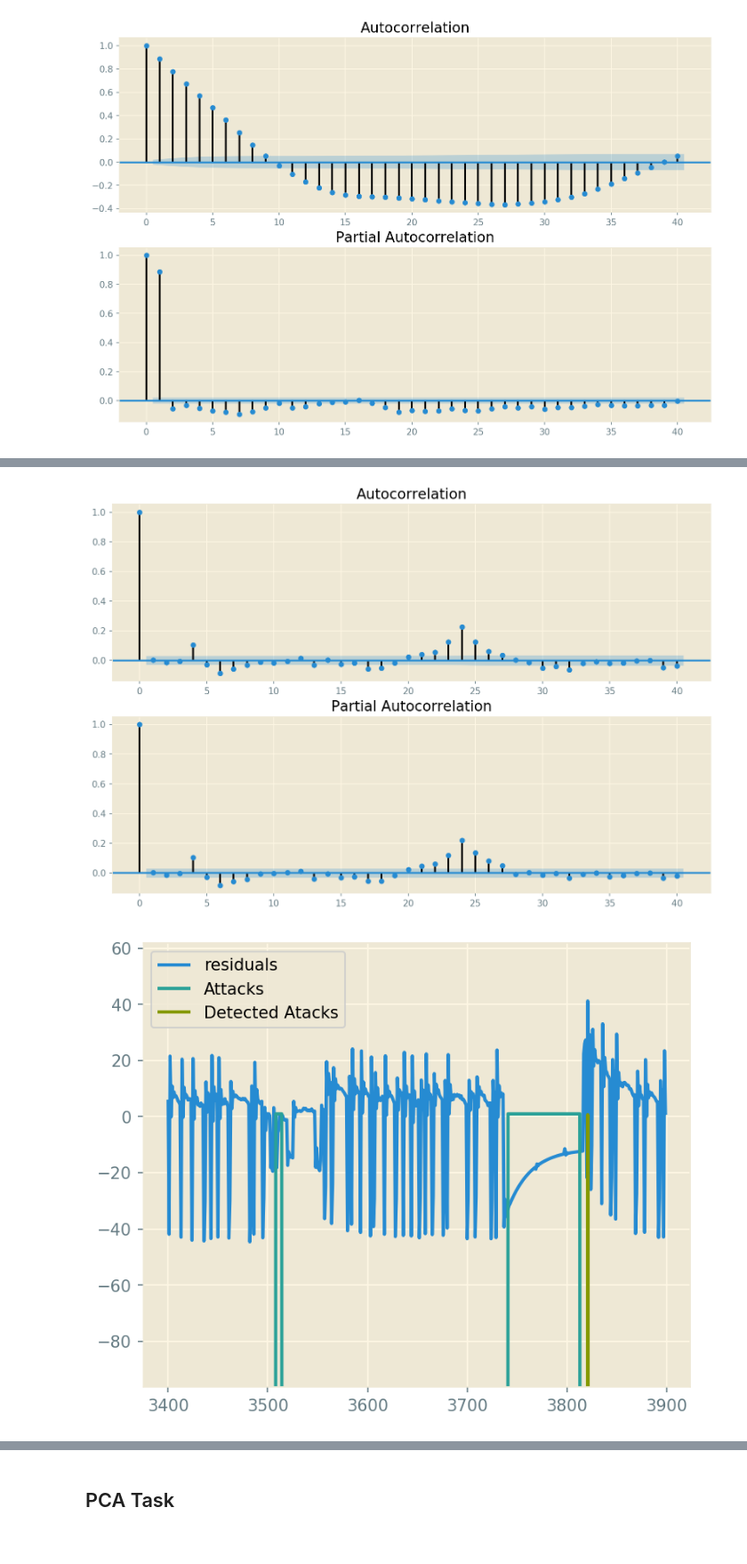
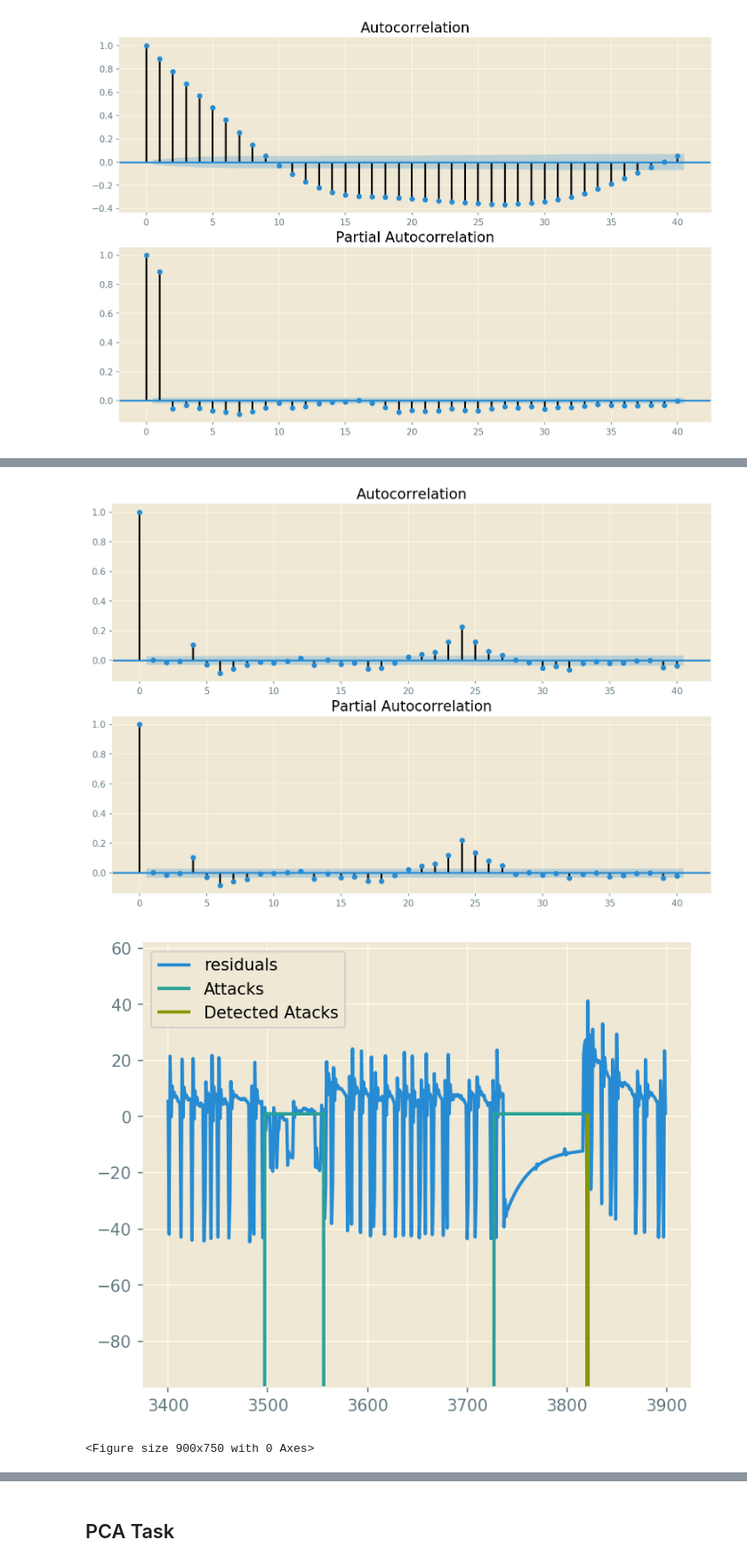
Before and after one commit to mennobo/CS4035_CDA_3, a Jupyter notebook: Assignment 2/Task1.ipynb, the cells around one changed output, grey strips where cells are left out. Shown at 89% size. Cells and saved outputs as stored; diff of their text form; code cells hidden in the pictures.

```diff
--- a/Assignment 2/Task1.ipynb
+++ b/Assignment 2/Task1.ipynb
@@ -181,0 +184,8 @@ Test MSE: 0.286
+# %%
+df_attacks = df_attacks.set_index("DATETIME")
+df_attacks[" ATT_FLAG"]["26/09/16 11":"27/09/16 10"] = 1 # Attack #2
+df_attacks[" ATT_FLAG"]["29/10/16 19":"02/11/16 16"] = 1 # Attack #4
+df_attacks[" ATT_FLAG"]["26/11/16 17":"29/11/16 04"] = 1 # Attack #5
+df_attacks[" ATT_FLAG"]["06/12/16 07":"10/12/16 04"] = 1 # Attack #6
+df_attacks[" ATT_FLAG"]["14/12/16 15":"19/12/16 04"] = 1 # Attack #7
+df_attacks = df_attacks.reset_index()
@@ -205,12 +237,6 @@ from statsmodels.graphics.api import qqplot
 
 mpl.rcParams['figure.dpi'] = 150
 rcParams['figure.figsize'] = 6,5
-
-# Reload dataset to make sure any changes are reset
-df = pd.DataFrame(pd.read_csv('BATADAL_trainingset1.csv')) # No attacks
-df_attacks = pd.DataFrame(pd.read_csv('BATADAL_trainingset2.csv')) # With attacks
-df_nolabels = pd.DataFrame(pd.read_csv('BATADAL_test_dataset.csv')) # With attacks no labels
-pd.set_option('display.expand_frame_repr', False)
 # %% [markdown]
 ## Autocorrelation function
 We calculate the autocorrelation and partial autocorrelation functions to make an informed descision about what ARMA parameters to use.
@@ -372,16 +371,12 @@ def plot_attacks(residuals, attacks, detected_anomalies, show_range = (0,5000)):
     plt.show()
 # %%
-# param_sets = [(1,0), (2,0), (3,0), (4,0), (5,0), (6,0), (7,0), (8,0)] # best 4,0
-# param_sets = [(4,0), (4,1), (4,2), (4,3), (4,4), (4,5), (4,6), (4,7), (4,8)] # best 4,5
+# param_sets = [(1,0), (2,0), (3,0), (4,0), (5,0), (6,0), (7,0), (8,0)] # best 2,0
+param_sets = [(2,0), (2,1), (2,2), (2,3), (2,4), (2,5), (2,6), (2,7), (2,8)] # best 2,4
 # test_arma_params(df['F_PU7'], param_sets)
 
 anomalies, resid = do_arma(df['F_PU7'], df_attacks[' F_PU7'], (2,3), df_attacks[' ATT_FLAG'])
-# Zoom in on especially Attack#6, which attacks F_PU7
+# Zoom in on especially Attack#5 and 6, which attacks F_PU7
 plot_attacks(resid, df_attacks[' ATT_FLAG'], anomalies, (3400,3900))
-
-# print("MFE = ", mean_forecast_err(df['P_J256'], prediction))
-# print("MAE = ", mean_absolute_err(df['P_J256'], prediction))
-# print("MSE = ", mean_squared_error(df['P_J256'], prediction))
 # %% [output]
 ####################################
 Current Series: F_PU7
@@ -393,9 +388,10 @@ Accuracy: 94.73
 Precision: 0.00
 Recall: 0.00
 F_score: 0.00
 [figure]
 [figure]
 [figure]
-[figure, old version]
+[figure, new version]
+<Figure size 900x750 with 0 Axes>
 # %%
 # param_sets = [(1,0), (2,0), (3,0), (4,0), (5,0), (6,0), (7,0), (8,0)] # best 5,0
```
Also changed, not shown: parts of 15 cells of this notebook, 1 other file.
